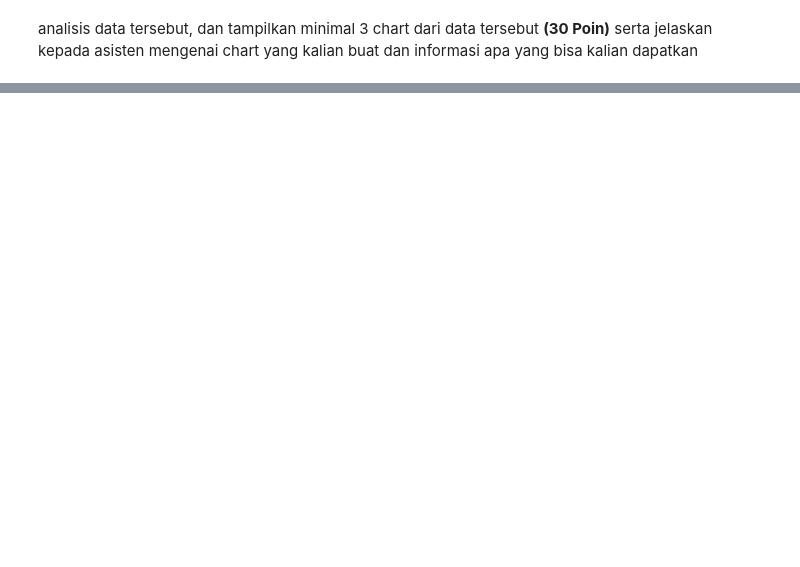
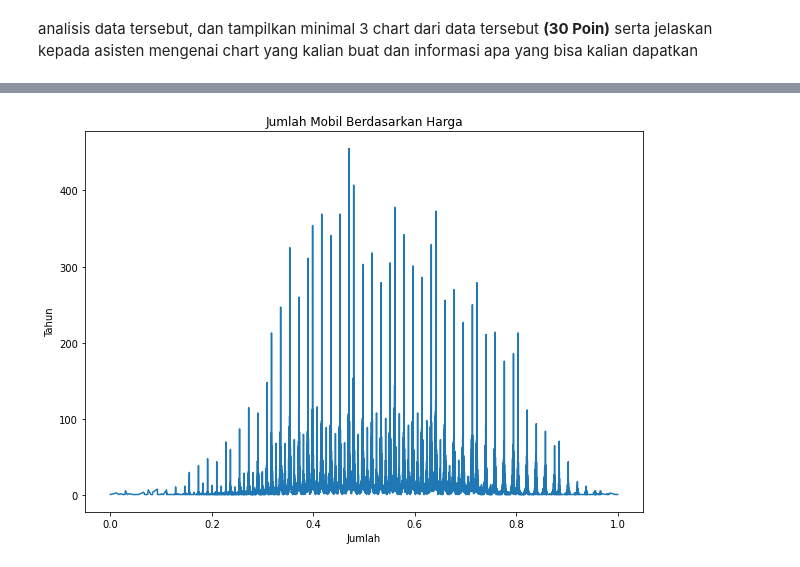
Before and after one commit to ivandwinugraha/Data-Maining, a Jupyter notebook: Tugas_Praktikum_Modul_2_Penggalian_Data.ipynb, the cells around one changed output, grey strips where cells are left out. Saved outputs shown, nothing was run; the diff lists cells and outputs as text; code cells hidden in the pictures; blank space fills up the shorter version.

```diff
--- a/Tugas_Praktikum_Modul_2_Penggalian_Data.ipynb
+++ b/Tugas_Praktikum_Modul_2_Penggalian_Data.ipynb
@@ -125,4 +255,0 @@ KeyboardInterrupt: ignored
-# %%
-dfcl.columns = list(map(str, dfcl.columns))
-# %%
-dfcl['Total'] = dfcl.sum(axis=1)
@@ -140,0 +263,11 @@ plt.show()
+# %%
+x = dfcl.groupby('Temperature (C)')['Wind Speed (km/h)'].count()
+x.plot(kind='line', figsize=(10,7))
+
+plt.title('Jumlah Mobil Berdasarkan Harga')
+plt.ylabel('Tahun')
+plt.xlabel('Jumlah')
+
+plt.show()
+# %% [output]
+[figure, added]
```
Also changed, not shown: parts of 19 cells of this notebook.
